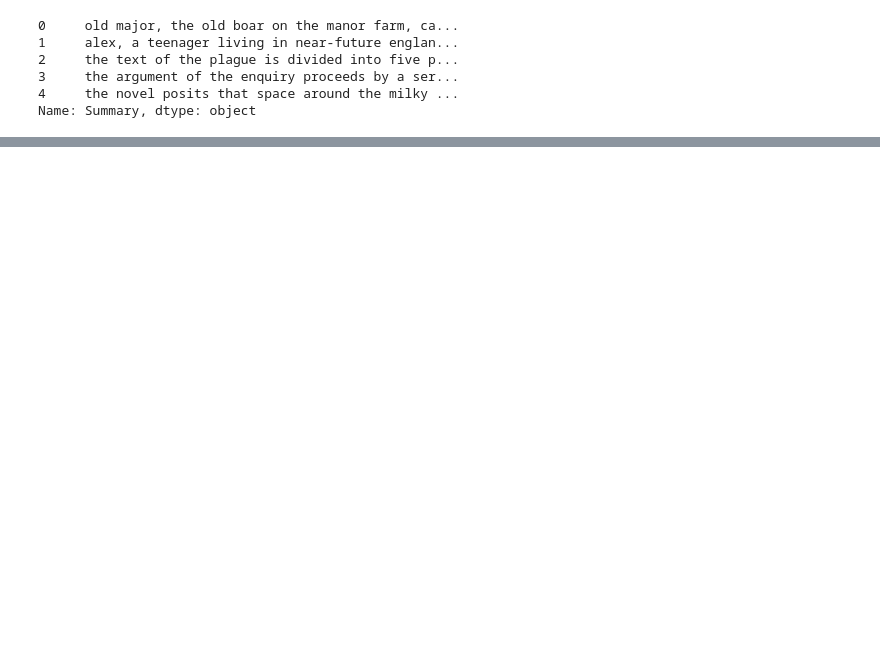
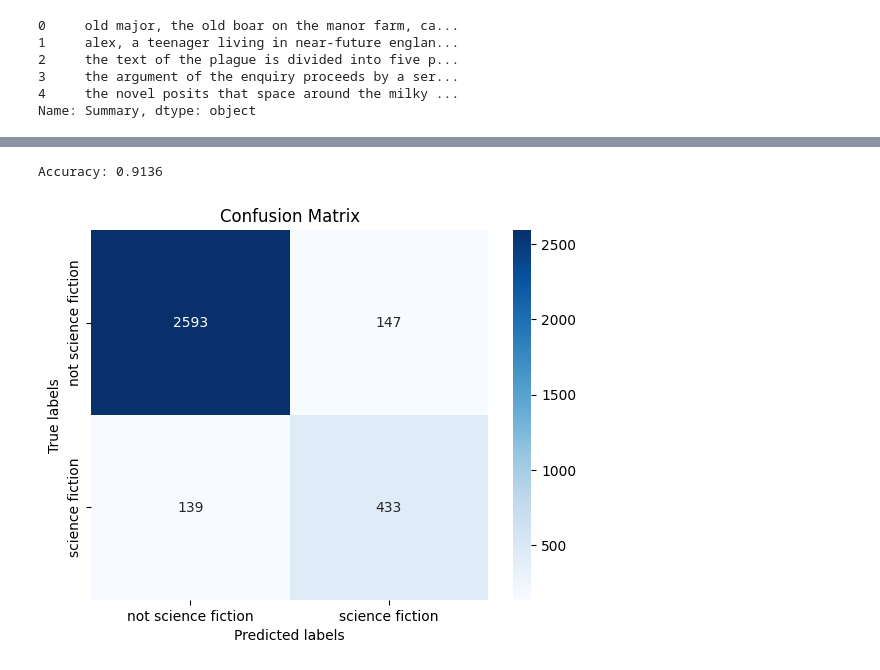
Before and after one commit to jsebastianquiroga/Topicos_analitica_NLP, a Jupyter notebook: Notebook/booksummaries.ipynb, the cells around one changed output, grey strips where cells are left out. Saved outputs shown, nothing was run; the diff lists cells and outputs as text; code cells hidden in the pictures; blank space fills up the shorter version.

```diff
--- a/Notebook/booksummaries.ipynb
+++ b/Notebook/booksummaries.ipynb
@@ -816,3 +836,6 @@ X_train, X_val, y_train, y_val = train_test_split(X_train, y_train, test_size=0.
+# %%
+# Determine the device to use for the model (GPU if available, else CPU)
+device = torch.device('cuda' if torch.cuda.is_available() else 'cpu')
 # %%
 # Use the BERT model for prediction and evaluate its performance
 model = BertForSequenceClassification.from_pretrained('bert-base-uncased')
@@ -840,0 +881,46 @@ bert_cm = confusion_matrix(y_test, y_test_pred_prob)
+# %%
+# Define the evaluation function
+def evaluate_and_get_labels(model, data_loader, device):
+    model.eval()
+    true_labels = []
+    predicted_labels = []
+
+    with torch.no_grad():
+        for input_ids, labels in data_loader:
+            input_ids = input_ids.to(device)
+            attention_mask = torch.ones_like(input_ids).to(device)
+            labels = labels.to(device)
+
+            logits = model(input_ids, attention_mask=attention_mask).logits
+            predictions = torch.argmax(logits, dim=1)
+
+            true_labels.extend(labels.cpu().numpy())
+            predicted_labels.extend(predictions.cpu().numpy())
+
+    return true_labels, predicted_labels
+# %%
+# Get true and predicted labels for the test set
+true_labels, predicted_labels = evaluate_and_get_labels(model, test_loader, device)
+# %%
+# Calculate and print accuracy
+accuracy = accuracy_score(true_labels, predicted_labels)
+print(f"Accuracy: {accuracy:.4f}")
+# %% [output]
+Accuracy: 0.9136
+# %%
+# Define a function to plot the confusion matrix
+def plot_confusion_matrix(cm, classes):
+    fig, ax = plt.subplots()
+    sns.heatmap(cm, annot=True, cmap="Blues", fmt='g', xticklabels=classes, yticklabels=classes, ax=ax)
+    ax.set_xlabel('Predicted labels')
+    ax.set_ylabel('True labels')
+    ax.set_title('Confusion Matrix')
+    ax.xaxis.set_ticklabels(classes)
+    ax.yaxis.set_ticklabels(classes)
+    plt.show()
+# %%
+# Calculate and plot the confusion matrix
+bert_cm = confusion_matrix(true_labels, predicted_labels)
+plot_confusion_matrix(bert_cm, target_names)
+# %% [output]
+[figure, added]
```
Also changed, not shown: parts of 12 cells of this notebook.
